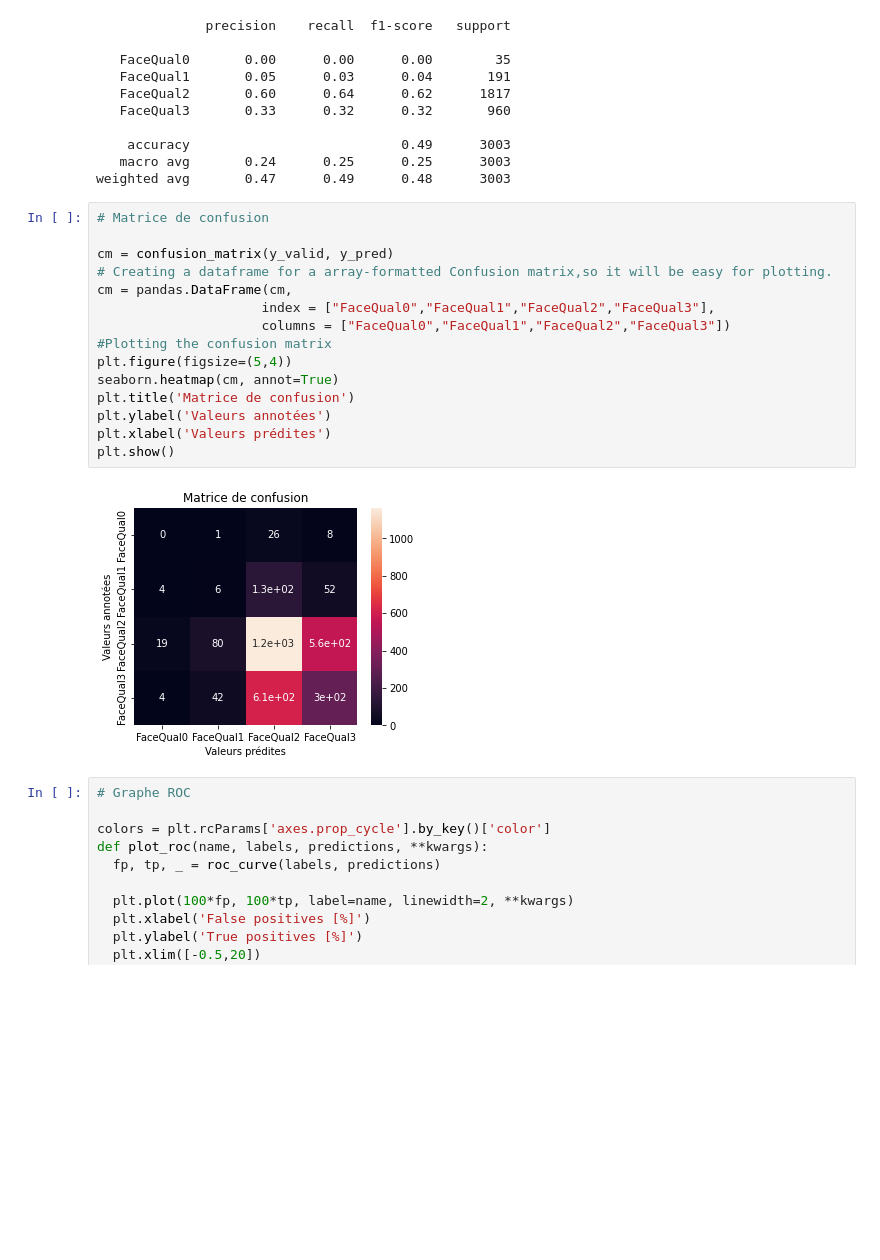
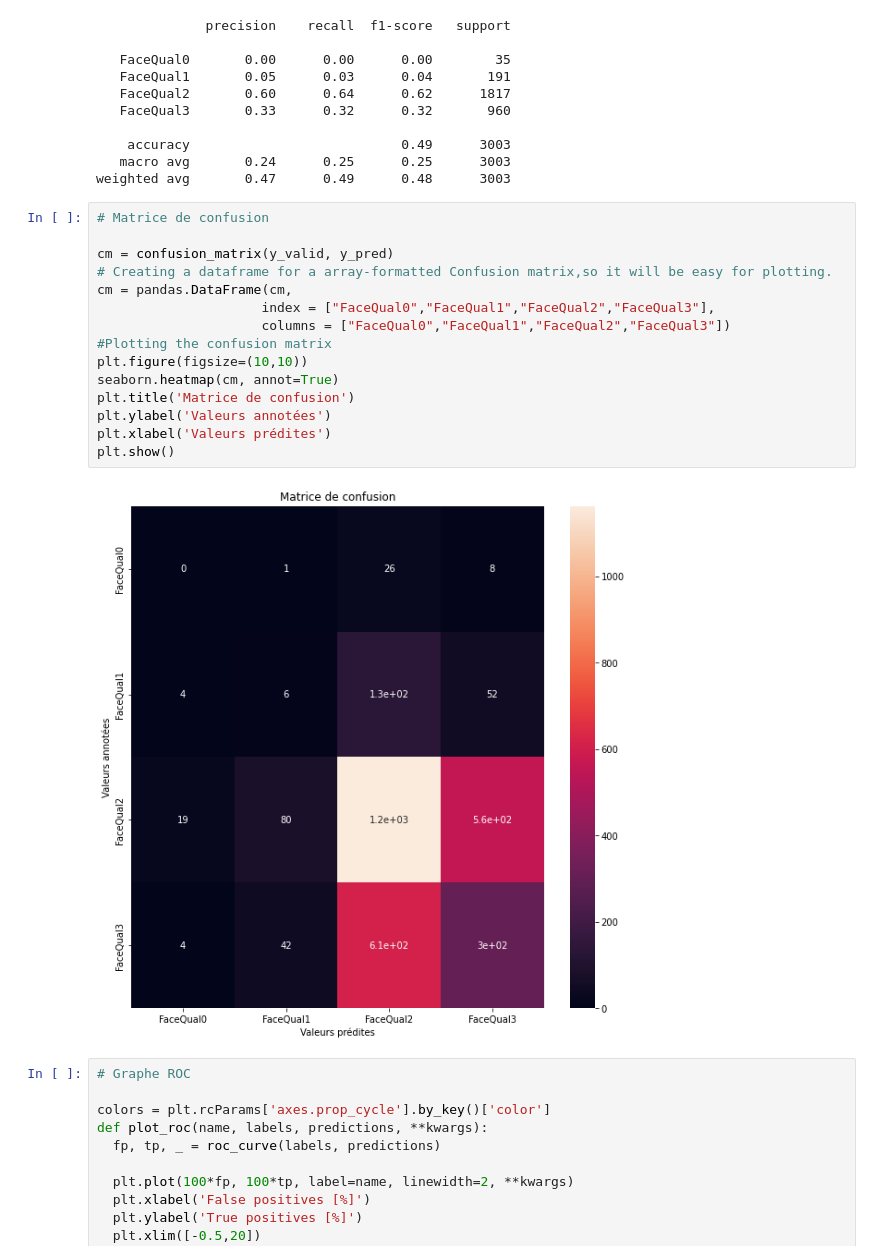
Before and after one commit to fds-napolitain/m2-stage, a Jupyter notebook: classification-qualite.ipynb, the cells around one changed output. Drawn from its saved outputs; the diff is of its cells as text; blank space fills up the shorter version.

```diff
--- a/classification-qualite.ipynb
+++ b/classification-qualite.ipynb
@@ -403,20 +403,20 @@ weighted avg       0.47      0.49      0.48      3003
 # %%
 # Matrice de confusion
 
 cm = confusion_matrix(y_valid, y_pred)
 # Creating a dataframe for a array-formatted Confusion matrix,so it will be easy for plotting.
 cm = pandas.DataFrame(cm,
                      index = ["FaceQual0","FaceQual1","FaceQual2","FaceQual3"],
                      columns = ["FaceQual0","FaceQual1","FaceQual2","FaceQual3"])
 #Plotting the confusion matrix
-plt.figure(figsize=(5,4))
+plt.figure(figsize=(10,10))
 seaborn.heatmap(cm, annot=True)
 plt.title('Matrice de confusion')
 plt.ylabel('Valeurs annotées')
 plt.xlabel('Valeurs prédites')
 plt.show()
 # %% [output]
-[figure, old version]
+[figure, new version]
 # %%
 # Graphe ROC
 
```
